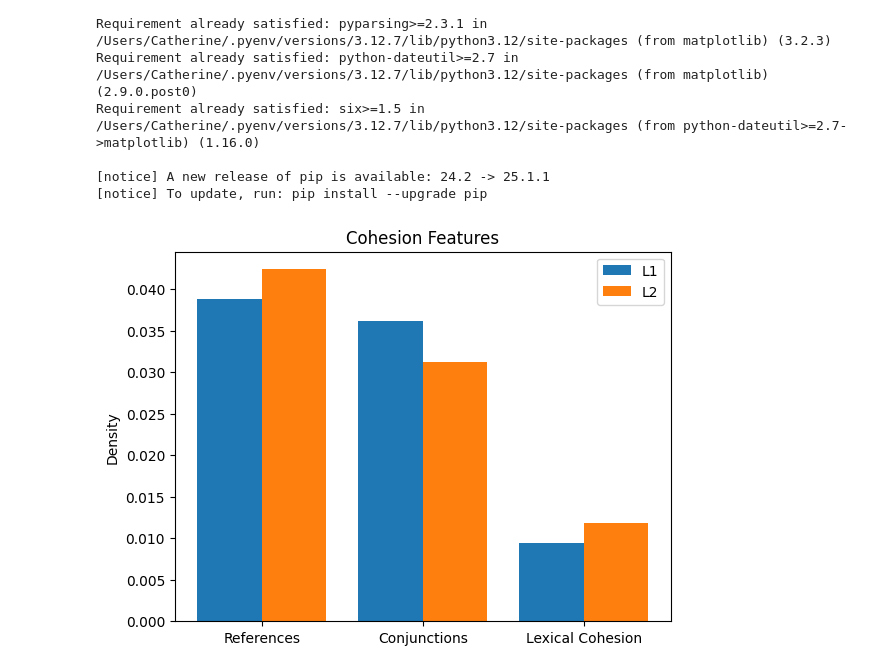
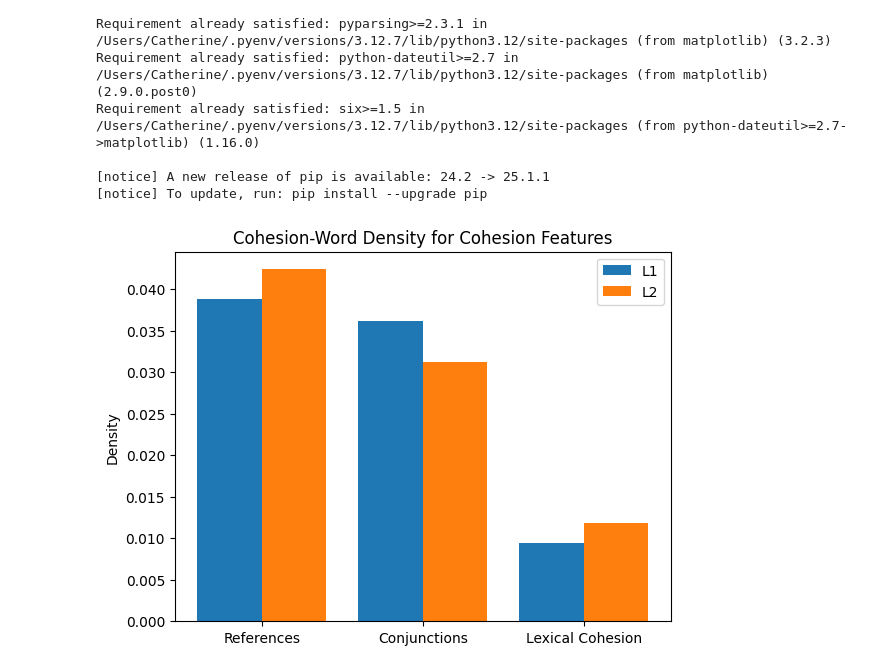
Before and after one commit to shiningmoonshen/eng680, a Jupyter notebook: cohesion.ipynb, the cells around one changed output. Saved outputs shown, nothing was run; the diff lists cells and outputs as text; code cells hidden in the pictures.

```diff
--- a/cohesion.ipynb
+++ b/cohesion.ipynb
@@ -339,7 +339,3 @@ def extract_nearby_synonym_pairs(text, max_distance=1):
                         synonym_pairs.append((word1, word2))
 
     return synonym_pairs
-# %%
-locness_df['synonyms'] = locness_df['content'].apply(lambda x: extract_nearby_synonym_pairs(x))
-ptj_df['synonyms'] = ptj_df['text'].apply(lambda x: extract_nearby_synonym_pairs(x))
-smk_df['synonyms'] = smk_df['text'].apply(lambda x: extract_nearby_synonym_pairs(x))
@@ -537,23 +541,24 @@ Requirement already satisfied: six>=1.5 in /Users/Catherine/.pyenv/versions/3.12
 # %%
 import numpy as np
 import matplotlib.pyplot as plt
 
 features = ['References', 'Conjunctions', 'Lexical Cohesion'] # categories
 vals1, vals2 = [locness_refs/L1_words, locness_conj/L1_words, locness_syn/L1_words], [icnale_refs/L2_words, icnale_conj/L2_words, icnale_syn/L2_words]
 
 # Bar width and x locations
 w, x = 0.4, np.arange(len(features))
 
 fig, ax = plt.subplots()
 ax.bar(x - w/2, vals1, width=w, label='L1')
 ax.bar(x + w/2, vals2, width=w, label='L2')
 
 ax.set_xticks(x)
 ax.set_xticklabels(features)
 ax.set_ylabel('Density')
-ax.set_title('Cohesion Features')
+ax.set_title('Cohesion-Word Density for Cohesion Features')
 ax.legend()
 
+
 plt.show()
 # %% [output]
-[figure, old version]
+[figure, new version]
```
Also changed, not shown: parts of 10 cells of this notebook.
